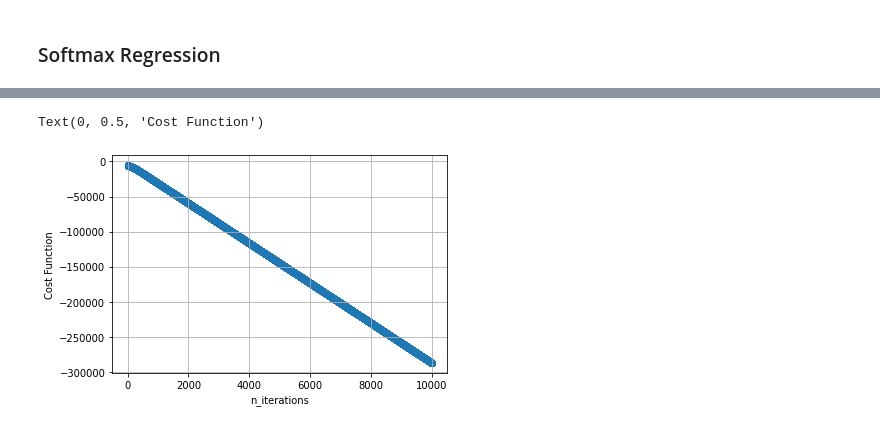
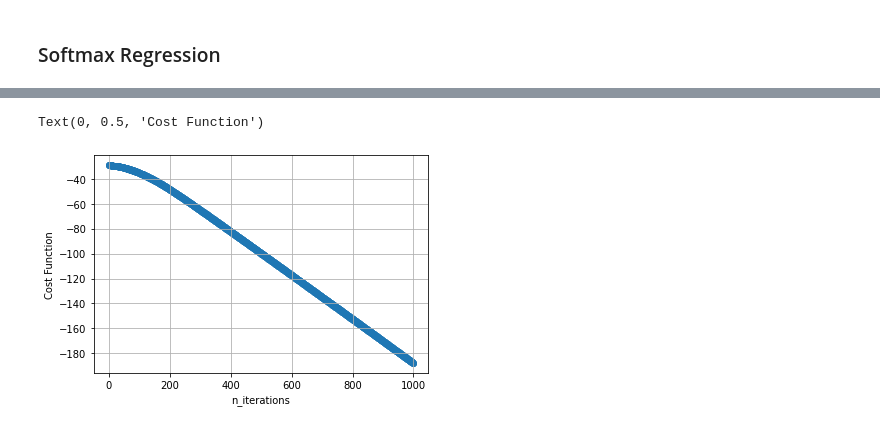
Before and after one commit to ShivaHarshPothula/MachineLearning_Scripts, a Jupyter notebook: Generalized_Linear_models.ipynb, the cells around one changed output, grey strips where cells are left out. Saved outputs shown, nothing was run; the diff lists cells and outputs as text; code cells hidden in the pictures.

```diff
--- a/Generalized_Linear_models.ipynb
+++ b/Generalized_Linear_models.ipynb
@@ -174,7 +182,7 @@ X_train, X_test, y_train, y_test = train_test_split(X, y, test_size=0.3, random_
 
 # Gradient descent Algo
 theta = np.random.rand(5,1)
-n_iter = 10000
+n_iter = 1000
 alpha = 0.01
 tol = 1e-6
 
@@ -189,16 +197,28 @@ def cal_Prob_Pred(X,theta):
     return prob,pred
 
 def loglikelihood(x, y, theta):
-    for j in set(y):
-        idy = np.where(y == j)
-        x_train_class = x[idy]
+    J = {}
+    for j in set(y.reshape(1,-1)[0]):
+        J[j] = 0
+        idy = np.where(y == j)[0]
+        x_train_class = x[idy,:]
         prob,pred = cal_Prob_Pred(x_train_class,theta)
-        J += np.sum(np.log(prob))
-    return J
+        J[j] = np.mean(np.log(prob))
+
+    loss = sum(J.values())
+    return loss
+
+def cross_entropy(x, y, theta):
+    m = y.shape[0]
+    p = softmax(np.dot(X,theta))
+    log_likelihood = -np.log(p[range(m),y])
+    loss = np.sum(log_likelihood) / m
+    return(log_likelohood,loss)
 
 def gradient_des(x,y,theta,alpha,n_iter,tol):
-    cost_func_hist = np.zeros((n_iter))
     theta_hist = np.zeros((n_iter,5))
+    log_likelihood_hist = np.zeros((n_iter))
+    loss_func_hist = np.zeros((n_iter))
 
     for iter in range(n_iter):
         H_theta = softmax(np.dot(x,theta))
@@ -210,17 +230,20 @@ def gradient_des(x,y,theta,alpha,n_iter,tol):
             break
 
         theta = theta - update
-        cost_func_hist[iter] = np.sum(np.log(H_theta))
+
+        log_likelihood_val = loglikelihood(x,y,theta)
+
+        loss_func_hist[iter] = log_likelihood_val
         theta_hist[iter] = theta.reshape(1,5)
 
-    return(theta,theta_hist,cost_func_hist)
+    return(theta,theta_hist,loss_func_hist)
 
-theta_GD,theta_hist,cost_func_hist = gradient_des(X_train,y_train.reshape(-1,1),theta,alpha,n_iter,tol)
+theta_GD,theta_hist,loss_func_hist = gradient_des(X_train,y_train.reshape(-1,1),theta,alpha,n_iter,tol)
 # %%
-plt.scatter(list(np.arange(n_iter)),cost_func_hist)
+plt.scatter(list(np.arange(n_iter)),loss_func_hist)
 plt.grid()
 plt.xlabel('n_iterations')
 plt.ylabel('Cost Function')
 # %% [output]
 Text(0, 0.5, 'Cost Function')
-[figure, old version]
+[figure, new version]
```
Also changed, not shown: parts of 1 cell of this notebook, 2 other files.
